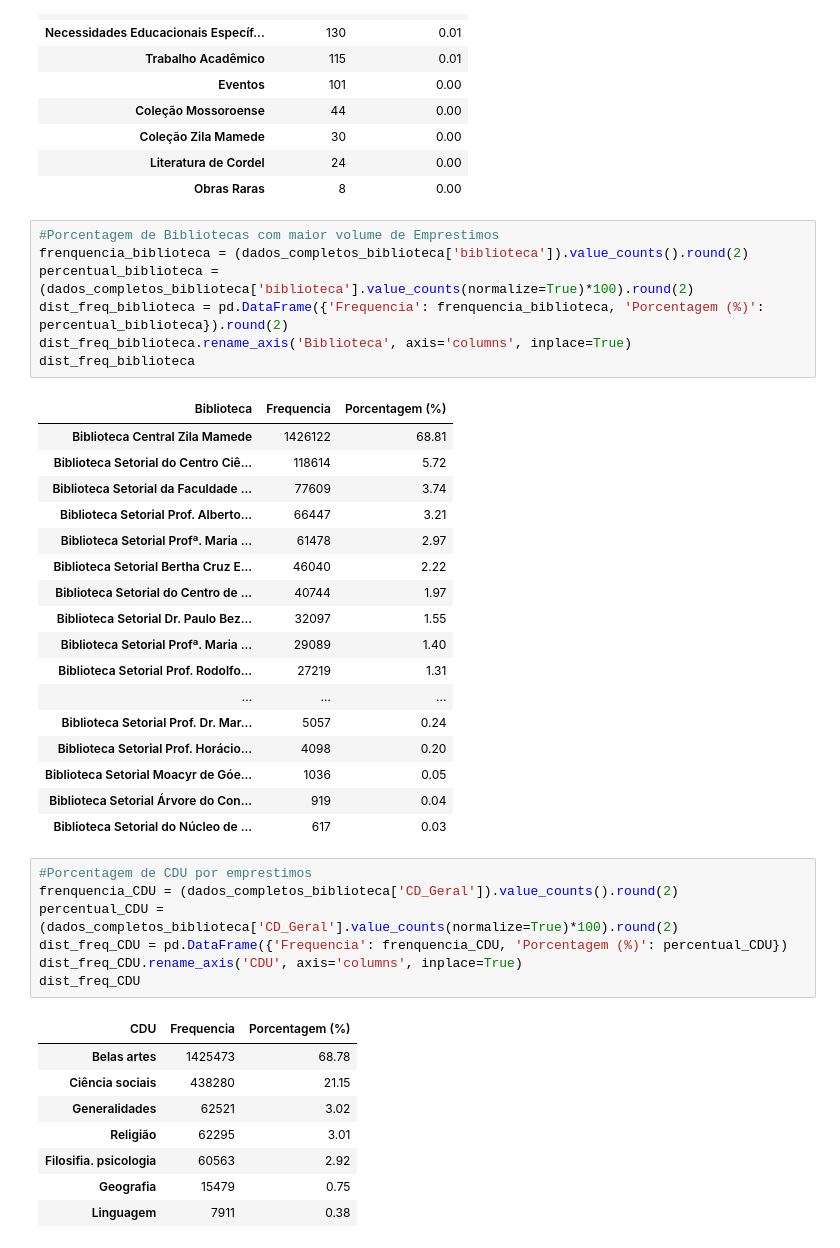
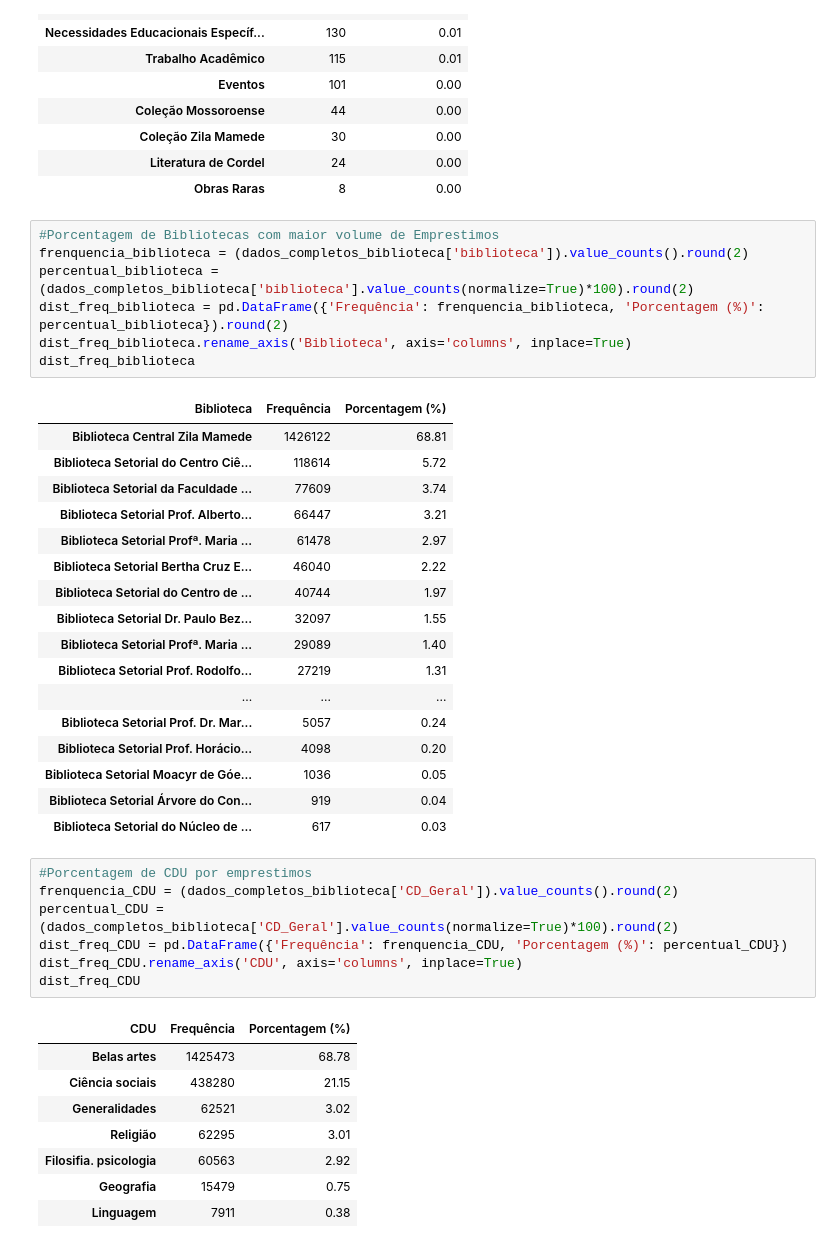
Before and after one commit to Odilon01/7dayofcode, a Jupyter notebook: 7dayofcode.ipynb, the cells around one changed output. Cells and saved outputs as stored; diff of their text form.

```diff
--- a/7dayofcode.ipynb
+++ b/7dayofcode.ipynb
@@ -622,12 +622,12 @@ dist_freq_colecao
 # %%
 #Porcentagem de Bibliotecas com maior volume de Emprestimos
 frenquencia_biblioteca = (dados_completos_biblioteca['biblioteca']).value_counts().round(2)
 percentual_biblioteca = (dados_completos_biblioteca['biblioteca'].value_counts(normalize=True)*100).round(2)
-dist_freq_biblioteca = pd.DataFrame({'Frequencia': frenquencia_biblioteca, 'Porcentagem (%)': percentual_biblioteca}).round(2)
+dist_freq_biblioteca = pd.DataFrame({'Frequência': frenquencia_biblioteca, 'Porcentagem (%)': percentual_biblioteca}).round(2)
 dist_freq_biblioteca.rename_axis('Biblioteca', axis='columns', inplace=True)
 dist_freq_biblioteca
 # %% [output]
-| Biblioteca | Frequencia | Porcentagem (%) |
+| Biblioteca | Frequência | Porcentagem (%) |
 | Biblioteca Central Zila Mamede | 1426122 | 68.81 |
 | Biblioteca Setorial do Centro Ciê... | 118614 | 5.72 |
 | Biblioteca Setorial da Faculdade ... | 77609 | 3.74 |
@@ -648,11 +648,11 @@ dist_freq_biblioteca
 #Porcentagem de CDU por emprestimos
 frenquencia_CDU = (dados_completos_biblioteca['CD_Geral']).value_counts().round(2)
 percentual_CDU = (dados_completos_biblioteca['CD_Geral'].value_counts(normalize=True)*100).round(2)
-dist_freq_CDU = pd.DataFrame({'Frequencia': frenquencia_CDU, 'Porcentagem (%)': percentual_CDU})
+dist_freq_CDU = pd.DataFrame({'Frequência': frenquencia_CDU, 'Porcentagem (%)': percentual_CDU})
 dist_freq_CDU.rename_axis('CDU', axis='columns', inplace=True)
 dist_freq_CDU
 # %% [output]
-| CDU | Frequencia | Porcentagem (%) |
+| CDU | Frequência | Porcentagem (%) |
 | Belas artes | 1425473 | 68.78 |
 | Ciência sociais | 438280 | 21.15 |
 | Generalidades | 62521 | 3.02 |
```
Also changed, not shown: parts of 1 cell of this notebook.
